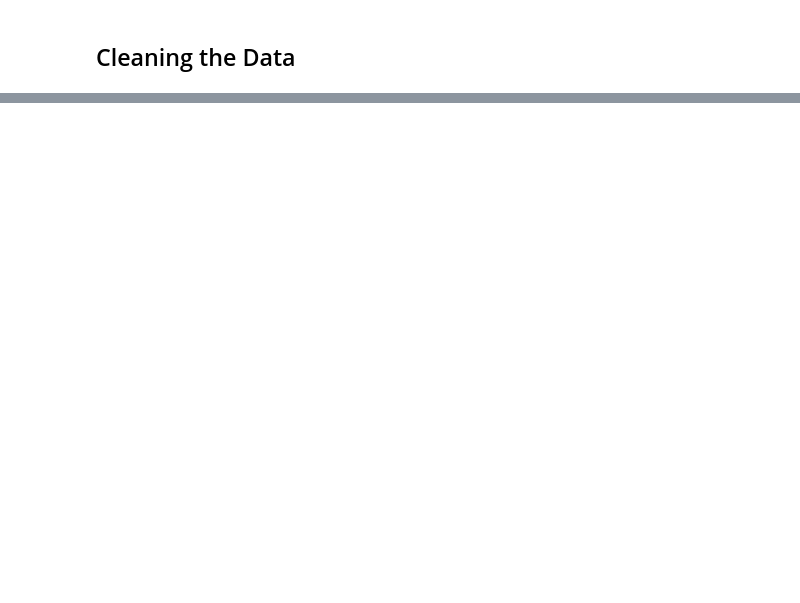
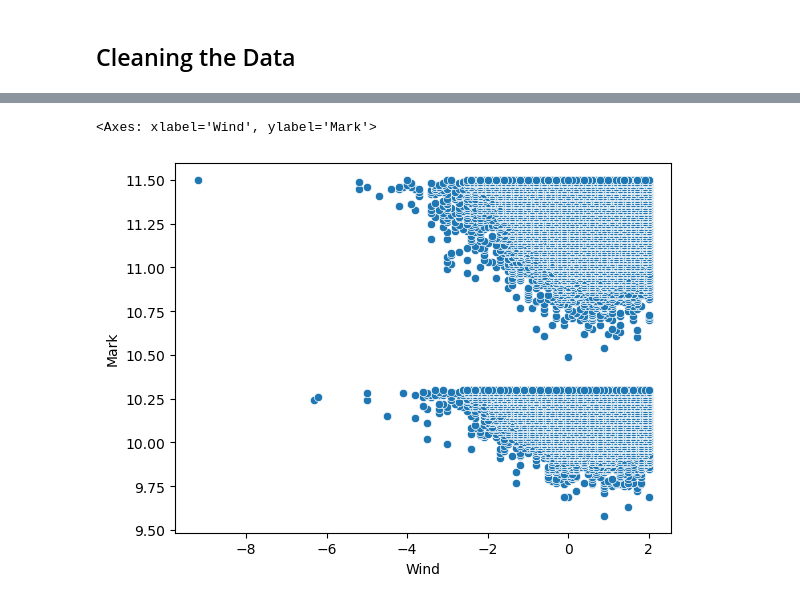
Before and after one commit to abarnes05/DS-final-project, a Jupyter notebook: Final Project.ipynb, the cells around one changed output, grey strips where cells are left out. Drawn from its saved outputs; the diff is of its cells as text; code cells hidden in the pictures; blank space fills up the shorter version.

```diff
--- a/Final Project.ipynb
+++ b/Final Project.ipynb
@@ -64,0 +177,5 @@ plt.scatter(x=data['Wind'], y=data['Score'])
+# %%
+sns.scatterplot(x='Wind', y='Mark', data=running_df)
+# %% [output]
+<Axes: xlabel='Wind', ylabel='Mark'>
+[figure, added]
```
Also changed, not shown: parts of 20 cells of this notebook.
